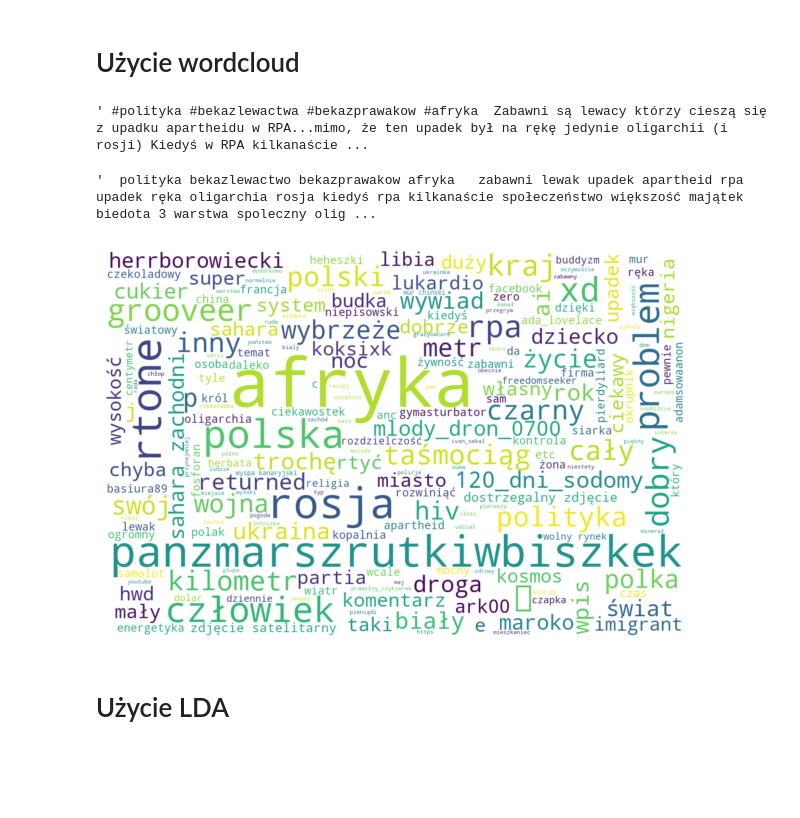
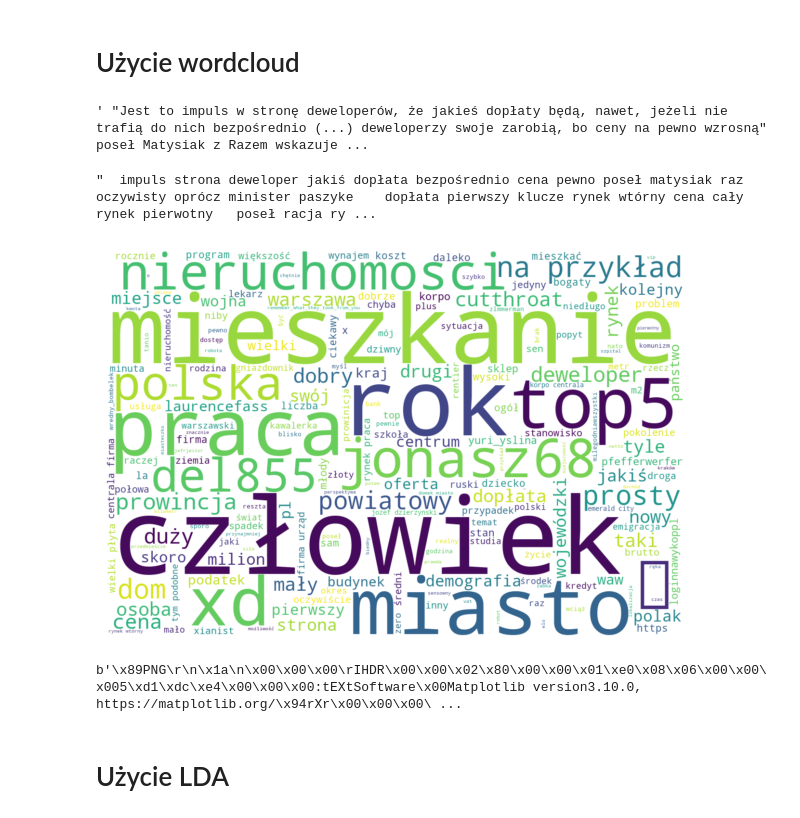
Before and after one commit to MrChazar/Complex-networks, a Jupyter notebook: Lab_7/Backend/notebooks/wykop_api_check.ipynb, the cells around one changed output. Drawn from its saved outputs; the diff is of its cells as text; code cells hidden in the pictures; blank space fills up the shorter version.

```diff
--- a/Lab_7/Backend/notebooks/wykop_api_check.ipynb
+++ b/Lab_7/Backend/notebooks/wykop_api_check.ipynb
@@ -19,5 +11,5 @@ import handy_functions as hf
 # %% [markdown]
 # Użycie wordClouda
 # %%
-wpisy = hf.get_posts_and_comments("afryka", 1)
+wpisy = hf.get_posts_and_comments("nieruchomosci", 1)
 # %% [output]
@@ -71,9 +63,9 @@ for a in wpisy:
 text = text.replace("\n", " ")
 text
 # %% [output]
-' #polityka #bekazlewactwa #bekazprawakow #afryka  Zabawni są lewacy którzy cieszą się z upadku apartheidu w RPA...mimo, że ten upadek był na rękę jedynie oligarchii (i rosji) Kiedyś w RPA kilkanaście ...
+' "Jest to impuls w stronę deweloperów, że jakieś dopłaty będą, nawet, jeżeli nie trafią do nich bezpośrednio (...) deweloperzy swoje zarobią, bo ceny na pewno wzrosną" poseł Matysiak z Razem wskazuje ...
 # %%
-nlp = spacy.load("pl_core_news_lg")
+nlp = spacy.load("pl_core_news_sm")
 
 doc = nlp(text)
 
@@ -82,16 +74,28 @@ cleaned_tokens = [ token.lemma_.lower() for token in doc if not token.is_stop an
 cleaned_text = " ".join(cleaned_tokens)
 cleaned_text
 # %% [output]
-'  polityka bekazlewactwo bekazprawakow afryka   zabawni lewak upadek apartheid rpa upadek ręka oligarchia rosja kiedyś rpa kilkanaście społeczeństwo większość majątek biedota 3 warstwa spoleczny olig ...
+"  impuls strona deweloper jakiś dopłata bezpośrednio cena pewno poseł matysiak raz oczywisty oprócz minister paszyke    dopłata pierwszy klucze rynek wtórny cena cały rynek pierwotny   poseł racja ry ...
 # %%
+import io
 wordcloud = WordCloud(width=1200, height=800, background_color='white').generate(cleaned_text)
 
 plt.figure(figsize=(10,5))
 plt.imshow(wordcloud, interpolation='bilinear')
 plt.axis('off')
 plt.show()
+
+buf = io.BytesIO()
+plt.savefig(buf, format='png')
+buf.seek(0)
+plt.close()
+# Odczyt bajtów
+image_bytes = buf.getvalue()
+buf.close()
+
+image_bytes
 # %% [output]
-[figure, old version]
+[figure, new version]
+b'\x89PNG\r\n\x1a\n\x00\x00\x00\rIHDR\x00\x00\x02\x80\x00\x00\x01\xe0\x08\x06\x00\x00\x005\xd1\xdc\xe4\x00\x00\x00:tEXtSoftware\x00Matplotlib version3.10.0, https://matplotlib.org/\x94rXr\x00\x00\x00\ ...
 # %% [markdown]
 # Użycie LDA
 # %%
```
Also changed, not shown: parts of 2 cells of this notebook, 5 other files.
